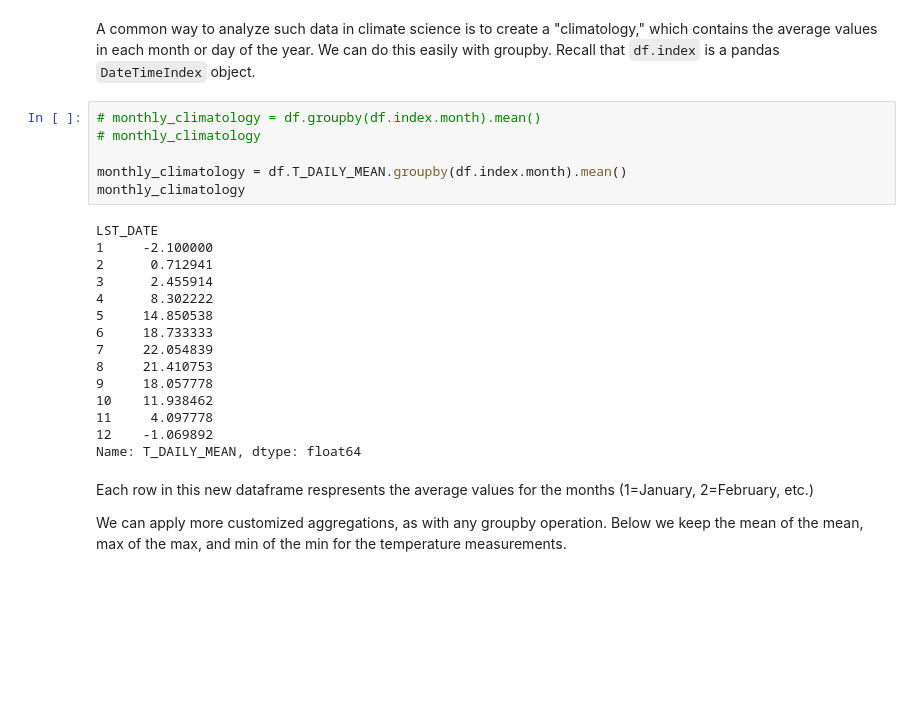
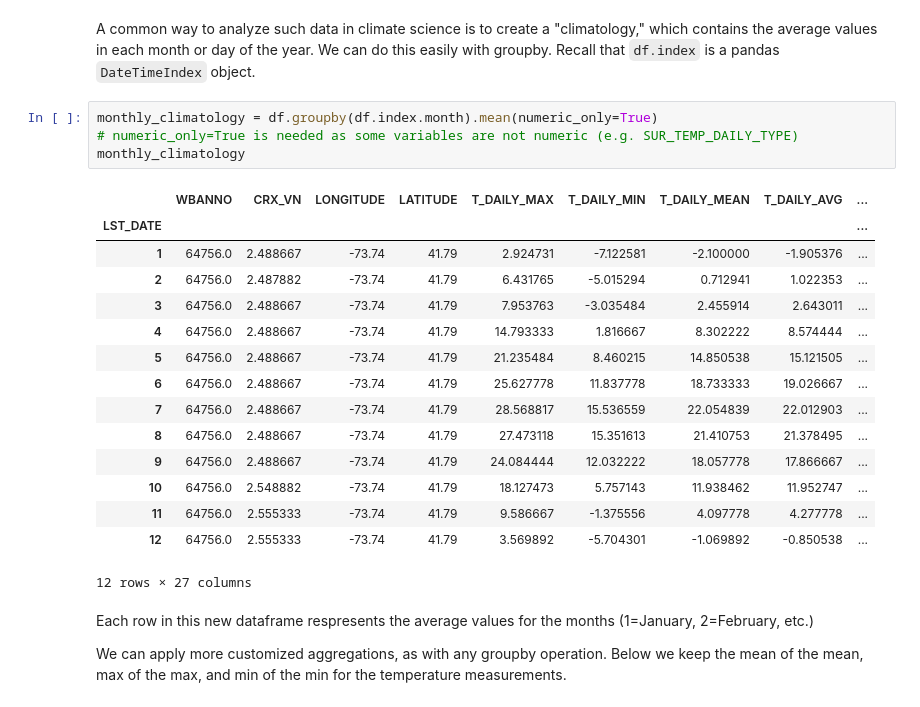
Before and after one commit to yutianwuldeo/GR6901, a Jupyter notebook: week8_pandas_groupby.ipynb, the cells around one changed output. Cells and saved outputs as stored; diff of their text form; blank space fills up the shorter version.

```diff
--- a/week8_pandas_groupby.ipynb
+++ b/week8_pandas_groupby.ipynb
@@ -333,27 +375,26 @@ df.T_DAILY_MEAN.plot()
 [figure]
 # %% [markdown]
 A common way to analyze such data in climate science is to create a "climatology," which contains the average values in each month or day of the year. We can do this easily with groupby. Recall that `df.index` is a pandas `DateTimeIndex` object.
-# %%
-# monthly_climatology = df.groupby(df.index.month).mean()
-# monthly_climatology
-
-monthly_climatology = df.T_DAILY_MEAN.groupby(df.index.month).mean()
-monthly_climatology
-# %% [output]
-LST_DATE
-1     -2.100000
-2      0.712941
-3      2.455914
-4      8.302222
-5     14.850538
-6     18.733333
-7     22.054839
-8     21.410753
-9     18.057778
-10    11.938462
-11     4.097778
-12    -1.069892
-Name: T_DAILY_MEAN, dtype: float64
+# %%
+monthly_climatology = df.groupby(df.index.month).mean(numeric_only=True)
+# numeric_only=True is needed as some variables are not numeric (e.g. SUR_TEMP_DAILY_TYPE)
+monthly_climatology
+# %% [output]
+|  | WBANNO | CRX_VN | LONGITUDE | LATITUDE | T_DAILY_MAX | T_DAILY_MIN | T_DAILY_MEAN | T_DAILY_AVG | ... |
+| LST_DATE |  |  |  |  |  |  |  |  | ... |
+| 1 | 64756.0 | 2.488667 | -73.74 | 41.79 | 2.924731 | -7.122581 | -2.100000 | -1.905376 | ... |
+| 2 | 64756.0 | 2.487882 | -73.74 | 41.79 | 6.431765 | -5.015294 | 0.712941 | 1.022353 | ... |
+| 3 | 64756.0 | 2.488667 | -73.74 | 41.79 | 7.953763 | -3.035484 | 2.455914 | 2.643011 | ... |
+| 4 | 64756.0 | 2.488667 | -73.74 | 41.79 | 14.793333 | 1.816667 | 8.302222 | 8.574444 | ... |
+| 5 | 64756.0 | 2.488667 | -73.74 | 41.79 | 21.235484 | 8.460215 | 14.850538 | 15.121505 | ... |
+| 6 | 64756.0 | 2.488667 | -73.74 | 41.79 | 25.627778 | 11.837778 | 18.733333 | 19.026667 | ... |
+| 7 | 64756.0 | 2.488667 | -73.74 | 41.79 | 28.568817 | 15.536559 | 22.054839 | 22.012903 | ... |
+| 8 | 64756.0 | 2.488667 | -73.74 | 41.79 | 27.473118 | 15.351613 | 21.410753 | 21.378495 | ... |
+| 9 | 64756.0 | 2.488667 | -73.74 | 41.79 | 24.084444 | 12.032222 | 18.057778 | 17.866667 | ... |
+| 10 | 64756.0 | 2.548882 | -73.74 | 41.79 | 18.127473 | 5.757143 | 11.938462 | 11.952747 | ... |
+| 11 | 64756.0 | 2.555333 | -73.74 | 41.79 | 9.586667 | -1.375556 | 4.097778 | 4.277778 | ... |
+| 12 | 64756.0 | 2.555333 | -73.74 | 41.79 | 3.569892 | -5.704301 | -1.069892 | -0.850538 | ... |
+12 rows × 27 columns
 # %% [markdown]
 Each row in this new dataframe respresents the average values for the months (1=January, 2=February, etc.)
 
```
Also changed, not shown: parts of 18 cells of this notebook.
